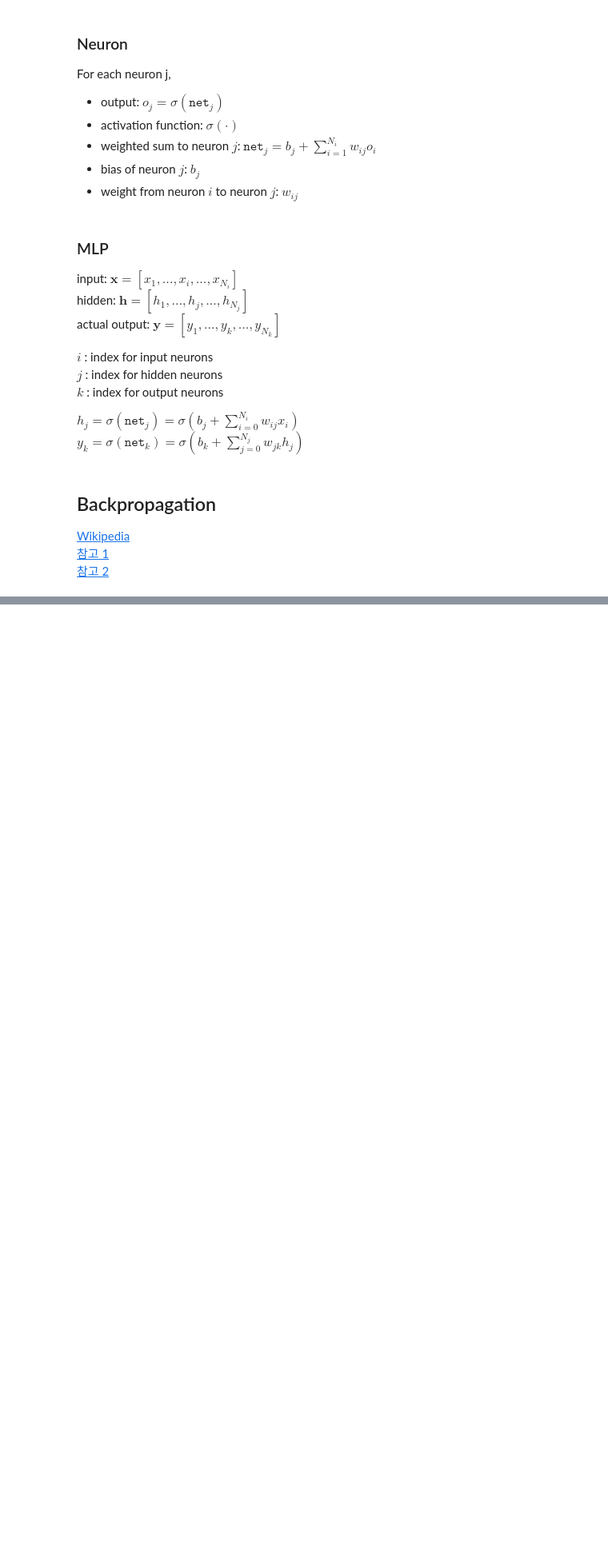
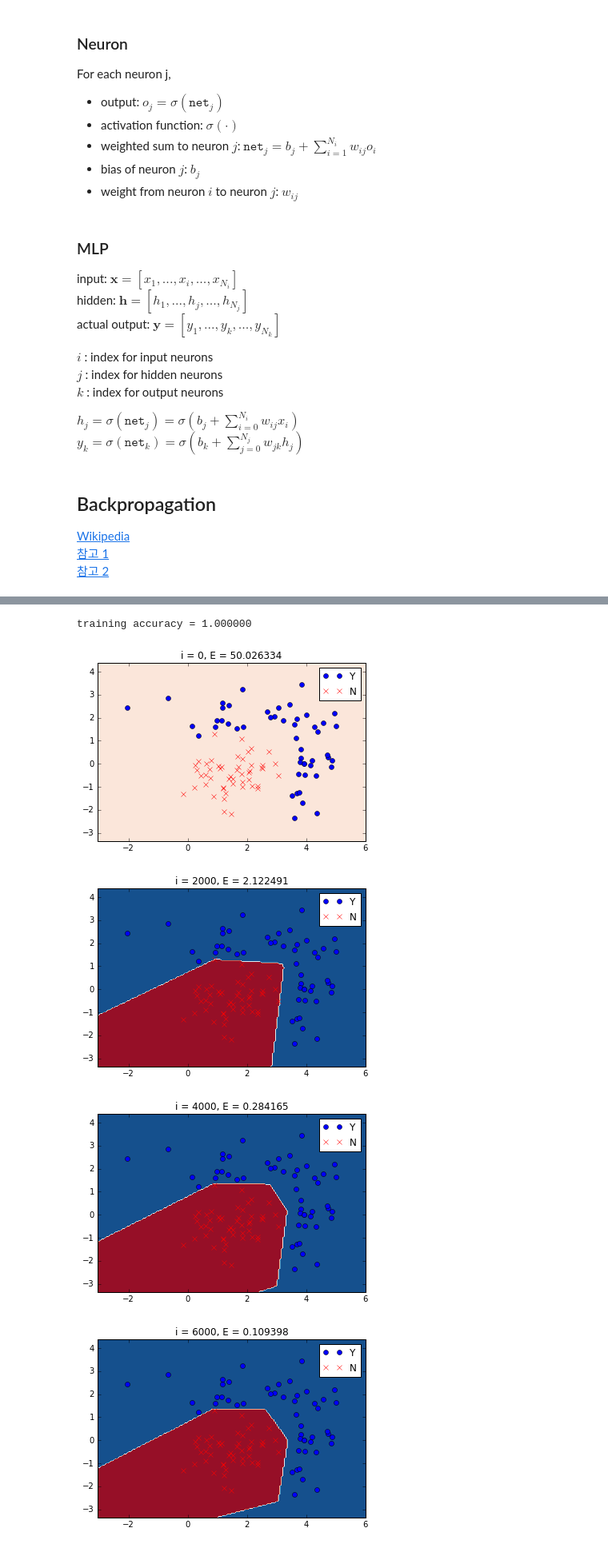
Before and after one commit to macromancer/DLTutorial_Python, a Jupyter notebook: MLP-Backpropagation.ipynb, the cells around one changed output, grey strips where cells are left out. Shown at 80% size. Drawn from its saved outputs; the diff is of its cells as text; code cells hidden in the pictures; blank space fills up the shorter version.

```diff
--- a/MLP-Backpropagation.ipynb
+++ b/MLP-Backpropagation.ipynb
@@ -61,3 +61,14 @@ $y_k = \sigma(\mathtt{net}_k) = \sigma(b_k + \sum_{j=0}^{N_j}{w_{jk}h_j}) $
 [Wikipedia](https://en.wikipedia.org/wiki/Backpropagation)
 [참고 1](http://galaxy.agh.edu.pl/~vlsi/AI/backp_t_en/backprop.html)
 [참고 2](https://mattmazur.com/2015/03/17/a-step-by-step-backpropagation-example/)
+# %%
+%matplotlib inline
+
+import numpy as np
+from numpy import random
+import matplotlib.pyplot as plt
+import matplotlib.colors as colors
+import matplotlib.cm as cm
+from numpy.testing import assert_array_almost_equal as assertEqual
+
+cmap = cm.RdBu
@@ -63,0 +354,11 @@ $y_k = \sigma(\mathtt{net}_k) = \sigma(b_k + \sum_{j=0}^{N_j}{w_{jk}h_j}) $
+# %%
+mlp = MLP(nNeurons = [2, 5, 5, 2], initW= 0.1, actFns=[ReLU, ReLU, tanh], gradFns=[grad_ReLU, grad_ReLU, grad_tanh])
+learn(mlp, x, y, 20000, 0.001)
+c = classify(mlp, x)
+print "training accuracy = %f" % np.mean(y == (c>0))
+# %% [output]
+training accuracy = 1.000000
+[figure, added]
+[figure, added]
+[figure, added]
+[figure, added]
```
Also changed, not shown: parts of 6 cells of this notebook.
